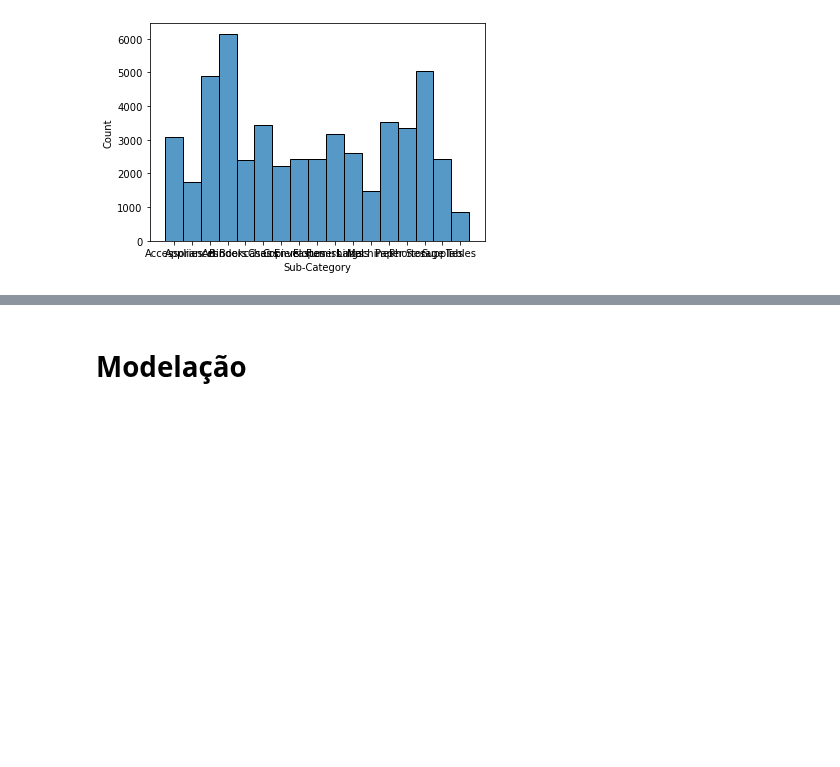
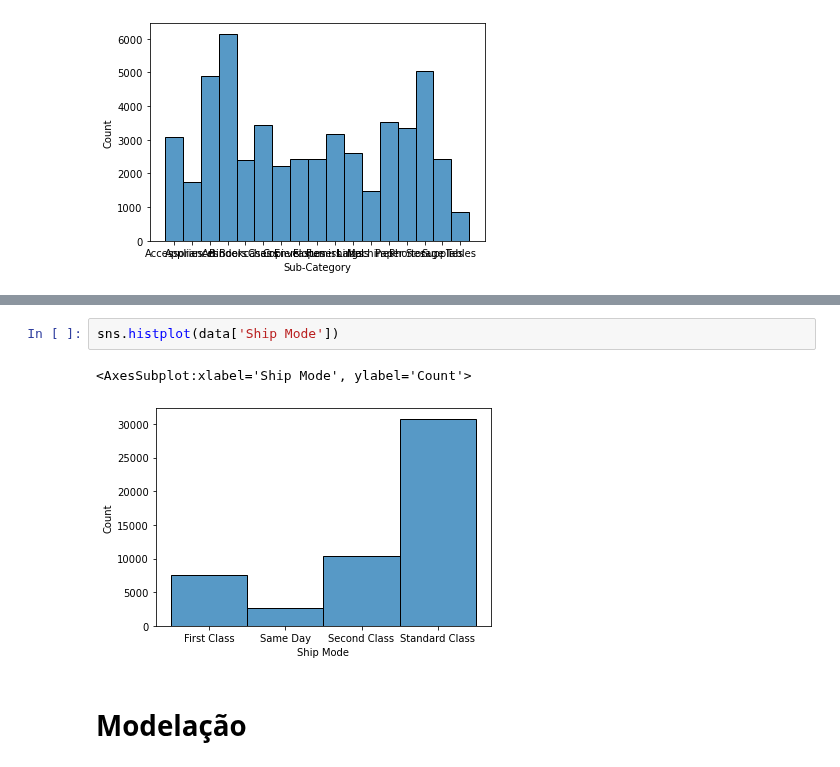
Before and after one commit to gonaloppcc/projetoDAA, a Jupyter notebook: melhor_grupo/assigment-checkpoint.ipynb, the cells around one changed output, grey strips where cells are left out. Drawn from its saved outputs; the diff is of its cells as text; blank space fills up the shorter version.

```diff
--- a/melhor_grupo/assigment-checkpoint.ipynb
+++ b/melhor_grupo/assigment-checkpoint.ipynb
@@ -219,3 +224,8 @@ sns.histplot(data['Sub-Category'])
+# %%
+sns.histplot(data['Ship Mode'])
+# %% [output]
+<AxesSubplot:xlabel='Ship Mode', ylabel='Count'>
+[figure, added]
 # %% [markdown]
 # Modelação
 # %%
```
Also changed, not shown: parts of 11 cells of this notebook.
